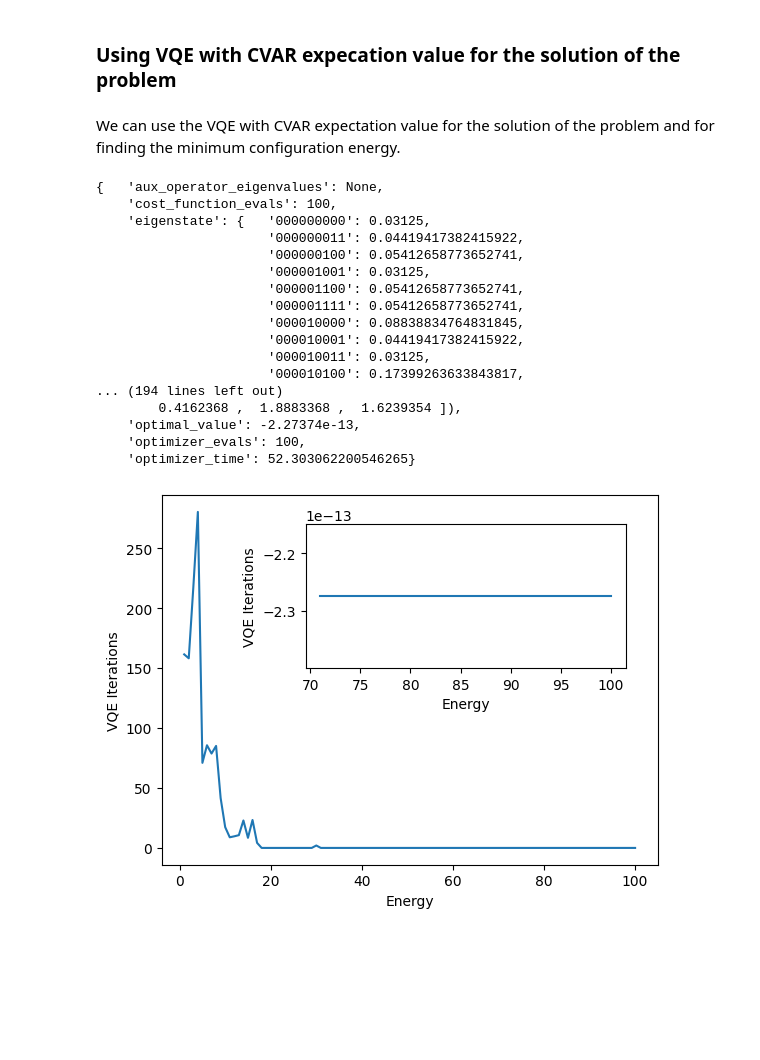
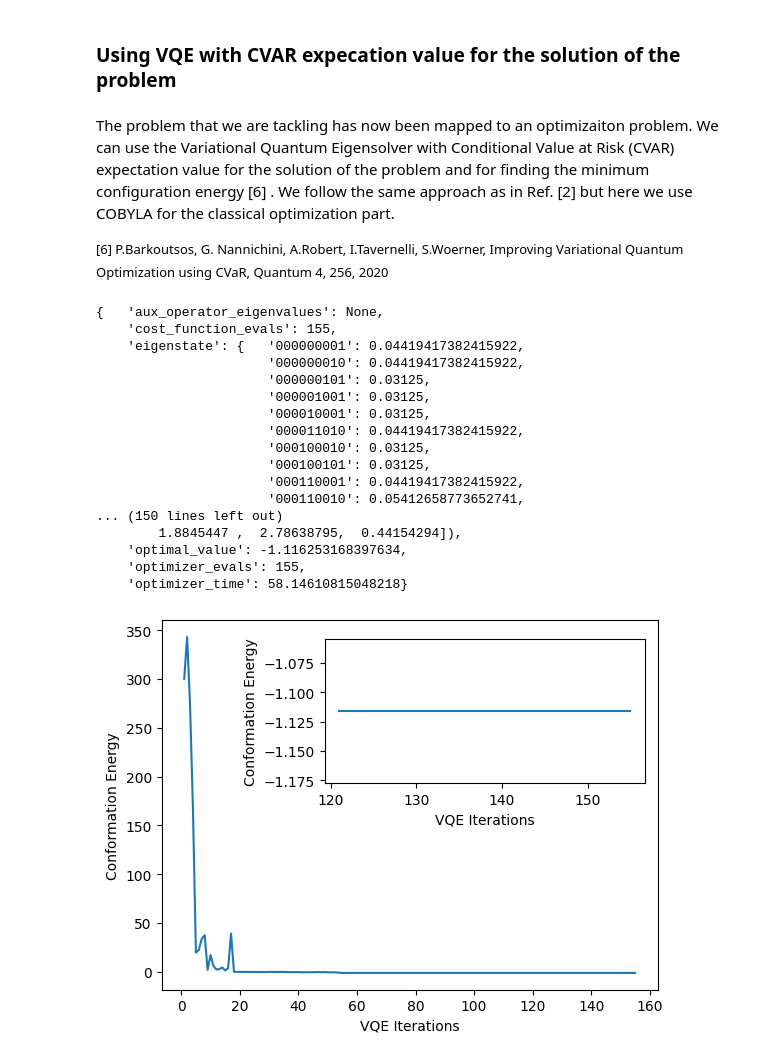
Before and after one commit to qiskit-community/qiskit-nature, a Jupyter notebook: docs/tutorials/09_Protein_Folding.ipynb, the cells around one changed output. Saved outputs shown, nothing was run; the diff lists cells and outputs as text; code cells hidden in the pictures; blank space fills up the shorter version.

```diff
--- a/docs/tutorials/09_Protein_Folding.ipynb
+++ b/docs/tutorials/09_Protein_Folding.ipynb
@@ -116,7 +134,9 @@ print(qubit_op)
 # %% [markdown]
 ### Using VQE with CVAR expecation value for the solution of the problem
 # %% [markdown]
-We can use the VQE with CVAR expectation value for the solution of the problem and for finding the minimum configuration energy.
+The problem that we are tackling has now been mapped to an optimizaiton problem. We can use the Variational Quantum Eigensolver with Conditional Value at Risk (CVAR) expectation value for the solution of the problem and for finding the minimum configuration energy [6] . We follow the same approach as in Ref. [2] but here we use COBYLA for the classical optimization part.
+
+<font size="2"> [6] P.Barkoutsos, G. Nannichini, A.Robert, I.Tavernelli, S.Woerner, Improving Variational Quantum Optimization using CVaR, Quantum 4, 256, 2020  </font>
 # %%
 from qiskit.circuit.library import RealAmplitudes
 from qiskit.algorithms.optimizers import COBYLA
@@ -125,19 +145,14 @@ from qiskit.opflow import PauliExpectation, CVaRExpectation
 from qiskit import execute, Aer
 
 # set classical optimizer
-maxiter = 100
-optimizer = COBYLA(maxiter=maxiter)
+optimizer = COBYLA(maxiter=200)
 
 # set variational ansatz
 ansatz = RealAmplitudes(7, reps=1)
 
-# set backend
-backend_name = 'qasm_simulator'  # use this for QASM simulator
-# backend_name = 'aer_simulator_statevector'  # use this for statevector simlator
+#set the backend
+backend_name = 'qasm_simulator'
 backend = Aer.get_backend(backend_name)
-
-# run variational optimization for different values of alpha
-alphas = [0.15]  # confidence levels to be evaluated
 
 counts = []
 values = []
@@ -146,48 +161,47 @@ def store_intermediate_result(eval_count, parameters, mean, std):
     counts.append(eval_count)
     values.append(mean)
 
-# initialize CVaR_alpha objective
-cvar_exp = CVaRExpectation(alphas[0], PauliExpectation())
+# initialize CVaR_alpha objective with alpha = 0.1
+cvar_exp = CVaRExpectation(0.1, PauliExpectation())
 
 # initialize VQE using CVaR
 vqe = VQE(expectation=cvar_exp, optimizer=optimizer, ansatz=ansatz, quantum_instance=backend,
           callback=store_intermediate_result)
 
 eigenvalue = vqe.compute_minimum_eigenvalue(qubit_op)
-# print results
 print(eigenvalue)
 # %% [output]
 {   'aux_operator_eigenvalues': None,
-    'cost_function_evals': 100,
-    'eigenstate': {   '000000000': 0.03125,
-                      '000000011': 0.04419417382415922,
-                      '000000100': 0.05412658773652741,
+    'cost_function_evals': 155,
+    'eigenstate': {   '000000001': 0.04419417382415922,
+                      '000000010': 0.04419417382415922,
+                      '000000101': 0.03125,
                       '000001001': 0.03125,
-                      '000001100': 0.05412658773652741,
-                      '000001111': 0.05412658773652741,
-                      '000010000': 0.08838834764831845,
-                      '000010001': 0.04419417382415922,
-                      '000010011': 0.03125,
-                      '000010100': 0.17399263633843817,
-... (194 lines left out)
-        0.4162368 ,  1.8883368 ,  1.6239354 ]),
-    'optimal_value': -2.27374e-13,
-    'optimizer_evals': 100,
-    'optimizer_time': 52.303062200546265}
+                      '000010001': 0.03125,
+                      '000011010': 0.04419417382415922,
+                      '000100010': 0.03125,
+                      '000100101': 0.03125,
+                      '000110001': 0.04419417382415922,
+                      '000110010': 0.05412658773652741,
+... (150 lines left out)
+        1.8845447 ,  2.78638795,  0.44154294]),
+    'optimal_value': -1.116253168397634,
+    'optimizer_evals': 155,
+    'optimizer_time': 58.14610815048218}
 # %%
 import matplotlib.pyplot as plt
 
 fig = plt.figure()
 
 plt.plot(counts,values)
-plt.xlabel('Energy')
-plt.ylabel('VQE Iterations')
+plt.ylabel('Conformation Energy')
+plt.xlabel('VQE Iterations')
 
-fig.add_axes([0.35,0.52,0.5,0.3])
+fig.add_axes([0.38,0.54,0.5,0.3])
 
-plt.plot(counts[70:],values[70:])
-plt.xlabel('Energy')
-plt.ylabel('VQE Iterations')
+plt.plot(counts[120:],values[120:])
+plt.ylabel('Conformation Energy')
+plt.xlabel('VQE Iterations')
 plt.show()
 # %% [output]
-[figure, old version]
+[figure, new version]
```
Also changed, not shown: parts of 10 cells of this notebook, 1 other file.
